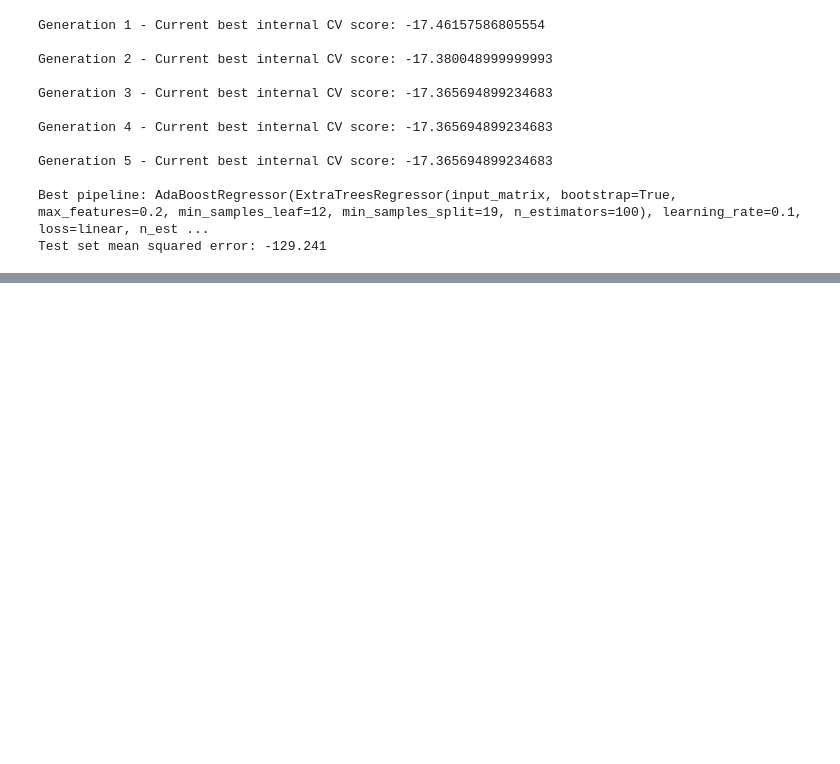
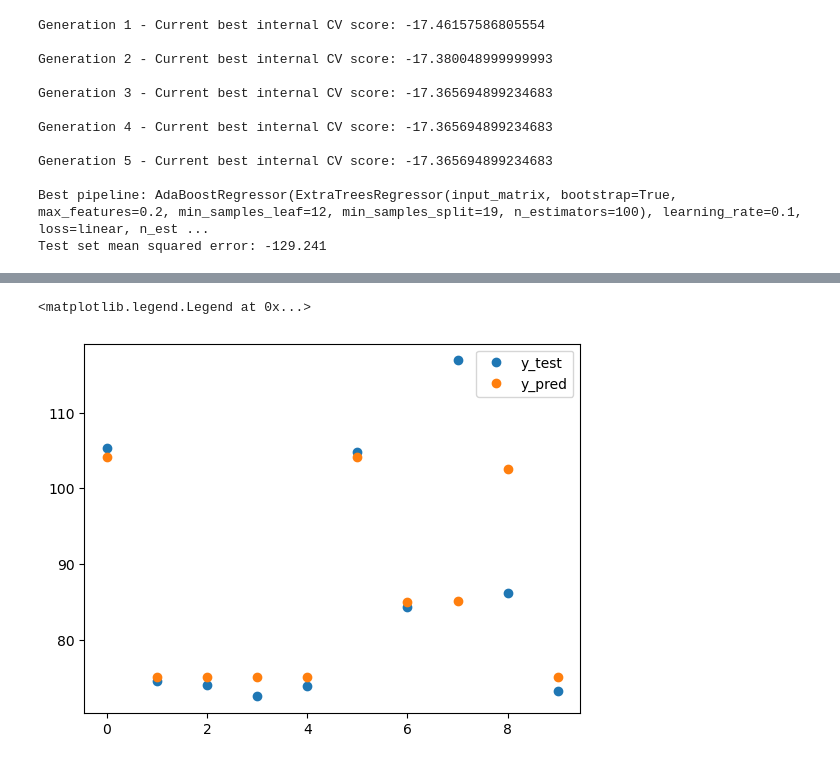
Before and after one commit to umkiyoung/Solar, a Jupyter notebook: Weighted_Average_Reflectance_of_Solar_Cells/image_to_thickness.ipynb, the cells around one changed output, grey strips where cells are left out. Saved outputs shown, nothing was run; the diff lists cells and outputs as text; code cells hidden in the pictures; blank space fills up the shorter version.

```diff
--- a/Weighted_Average_Reflectance_of_Solar_Cells/image_to_thickness.ipynb
+++ b/Weighted_Average_Reflectance_of_Solar_Cells/image_to_thickness.ipynb
@@ -219,3 +219,6 @@ Generation 5 - Current best internal CV score: -17.365694899234683
 
 Best pipeline: AdaBoostRegressor(ExtraTreesRegressor(input_matrix, bootstrap=True, max_features=0.2, min_samples_leaf=12, min_samples_split=19, n_estimators=100), learning_rate=0.1, loss=linear, n_est ...
 Test set mean squared error: -129.241
+# %%
+y_pred = tpot.predict(X_test)
+y_pred_train = tpot.predict(X_train)
@@ -221,0 +231,5 @@ Test set mean squared error: -129.241
+# %%
+idx = list(i for i in range(len(y_pred)))
+# %%
+y_test.index = idx
+y_pred = pd.DataFrame(y_pred)[0]
@@ -221,0 +250,9 @@ Test set mean squared error: -129.241
+# %%
+plt.plot(y_test, 'o')
+plt.plot(y_pred, 'o')
+#plt.plot(y_train, 'o')
+#plt.plot(y_pred_train, 'o')
+plt.legend(['y_test', 'y_pred', 'y_train', 'y_pred_train'])
+# %% [output]
+<matplotlib.legend.Legend at 0x...>
+[figure, added]
```
Also changed, not shown: parts of 2 cells of this notebook, 4 other files.
